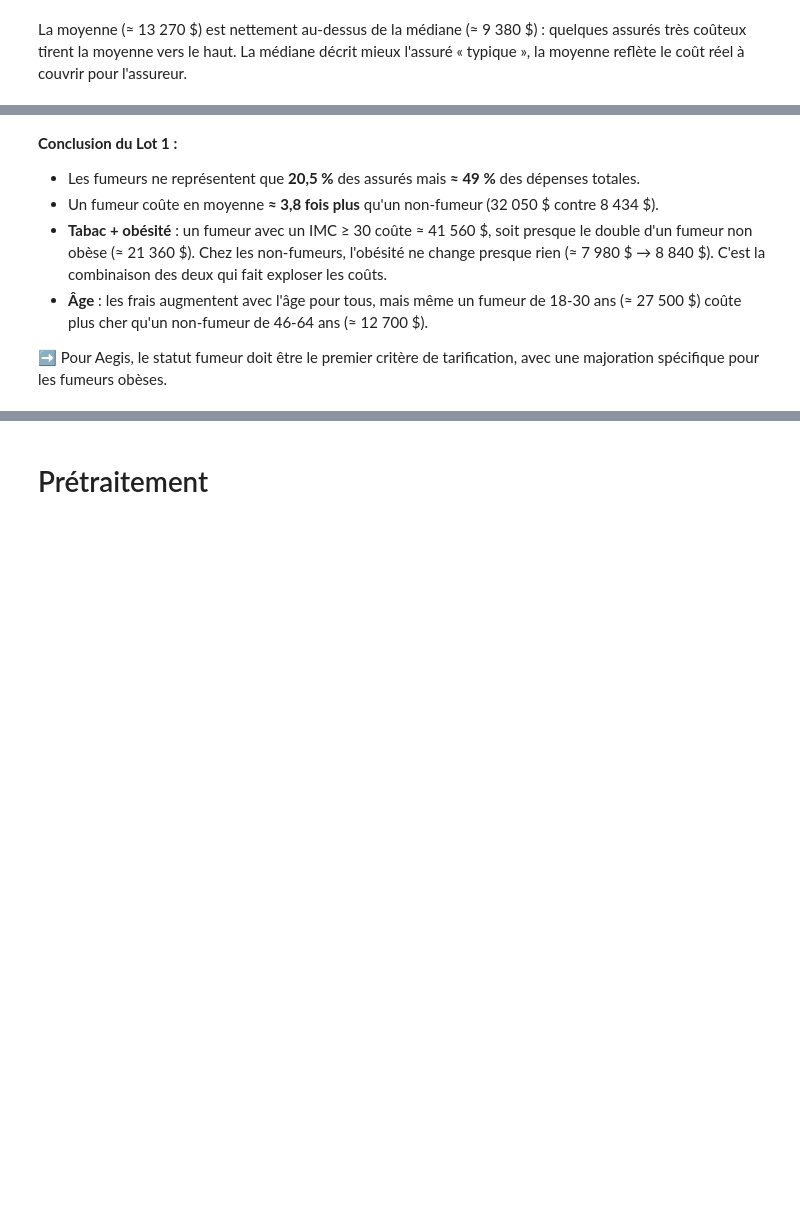
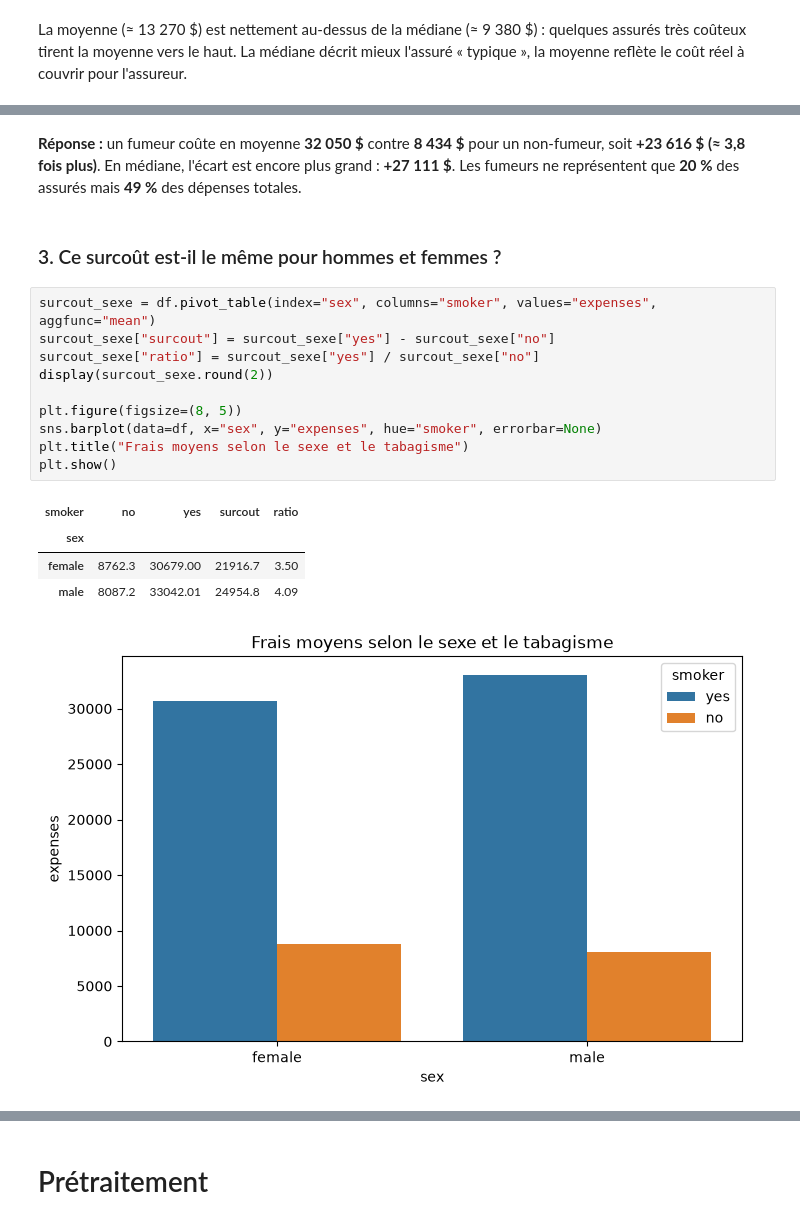
Before and after one commit to loicbonicontact-gif/Machine-Learning-Regression, a Jupyter notebook: Dav , Suz , Lo/aegis-health-coverage suz loic david.ipynb, the cells around one changed output, grey strips where cells are left out. Drawn from its saved outputs; the diff is of its cells as text; blank space fills up the shorter version.

```diff
--- a/Dav , Suz , Lo/aegis-health-coverage suz loic david.ipynb
+++ b/Dav , Suz , Lo/aegis-health-coverage suz loic david.ipynb
@@ -183,8 +188,20 @@ plt.show()
-# %% [markdown]
-**Conclusion du Lot 1 :**
-- Les fumeurs ne représentent que **20,5 %** des assurés mais **≈ 49 %** des dépenses totales.
-- Un fumeur coûte en moyenne **≈ 3,8 fois plus** qu'un non-fumeur (32 050 \$ contre 8 434 \$).
-- **Tabac + obésité** : un fumeur avec un IMC ≥ 30 coûte ≈ 41 560 \$, soit presque le double d'un fumeur non obèse (≈ 21 360 \$). Chez les non-fumeurs, l'obésité ne change presque rien (≈ 7 980 \$ → 8 840 \$). C'est la combinaison des deux qui fait exploser les coûts.
-- **Âge** : les frais augmentent avec l'âge pour tous, mais même un fumeur de 18-30 ans (≈ 27 500 \$) coûte plus cher qu'un non-fumeur de 46-64 ans (≈ 12 700 \$).
-
-➡️ Pour Aegis, le statut fumeur doit être le premier critère de tarification, avec une majoration spécifique pour les fumeurs obèses.
+# %% [markdown]
+**Réponse :** un fumeur coûte en moyenne **32 050 \$** contre **8 434 \$** pour un non-fumeur, soit **+23 616 \$ (≈ 3,8 fois plus)**. En médiane, l'écart est encore plus grand : **+27 111 \$**. Les fumeurs ne représentent que **20 %** des assurés mais **49 %** des dépenses totales.
+# %% [markdown]
+### 3. Ce surcoût est-il le même pour hommes et femmes ?
+# %%
+surcout_sexe = df.pivot_table(index="sex", columns="smoker", values="expenses", aggfunc="mean")
+surcout_sexe["surcout"] = surcout_sexe["yes"] - surcout_sexe["no"]
+surcout_sexe["ratio"] = surcout_sexe["yes"] / surcout_sexe["no"]
+display(surcout_sexe.round(2))
+
+plt.figure(figsize=(8, 5))
+sns.barplot(data=df, x="sex", y="expenses", hue="smoker", errorbar=None)
+plt.title("Frais moyens selon le sexe et le tabagisme")
+plt.show()
+# %% [output]
+| smoker | no | yes | surcout | ratio |
+| sex |  |  |  |  |
+| female | 8762.3 | 30679.00 | 21916.7 | 3.50 |
+| male | 8087.2 | 33042.01 | 24954.8 | 4.09 |
+[figure, added]
```
Also changed, not shown: parts of 16 cells of this notebook, 1 other file.
